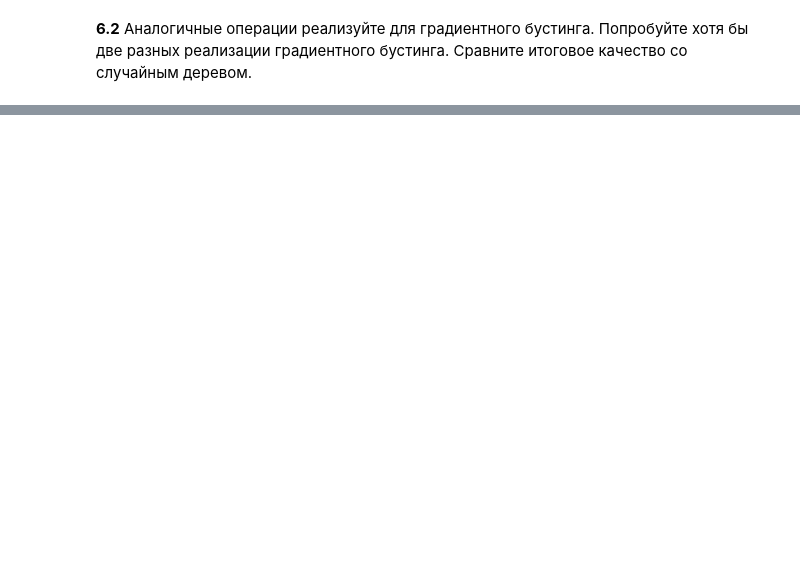
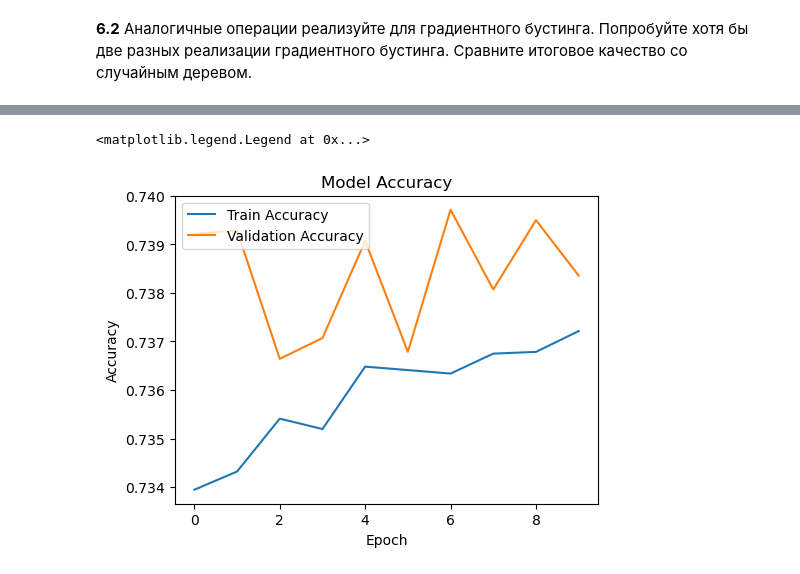
Before and after one commit to ruzhov1992/MathforSF, a Jupyter notebook: SF_project.ipynb, the cells around one changed output, grey strips where cells are left out. Drawn from its saved outputs; the diff is of its cells as text; code cells hidden in the pictures; blank space fills up the shorter version.

```diff
--- a/SF_project.ipynb
+++ b/SF_project.ipynb
@@ -653,0 +863,10 @@ KeyboardInterrupt:
+# %%
+input_shape = X_train.shape[1]
+# %%
+# Input layer и hidden layers
+model.add(Dense(64, input_dim=input_shape, activation='relu'))  # Input layer
+model.add(Dense(32, activation='relu'))  # Hidden layer
+model.add(Dense(16, activation='relu'))  # Hidden layer
+
+# Output layer
+model.add(Dense(1, activation='sigmoid'))
@@ -653,0 +891,5 @@ KeyboardInterrupt:
+# %%
+model.compile(loss='binary_crossentropy', optimizer='adam', metrics=['accuracy'])
+# %%
+# Обучение модели
+history = model.fit(X_train, y_train, epochs=50, batch_size=32, validation_data=(X_test, y_test),callbacks=[early_stopping])
@@ -653,0 +956,15 @@ KeyboardInterrupt:
+# %%
+# График обучения
+plt.figure(figsize=(12, 4))
+
+# Accuracy plot
+plt.subplot(1, 2, 1)
+plt.plot(history.history['accuracy'], label='Train Accuracy')
+plt.plot(history.history['val_accuracy'], label='Validation Accuracy')
+plt.title('Model Accuracy')
+plt.xlabel('Epoch')
+plt.ylabel('Accuracy')
+plt.legend(loc='upper left')
+# %% [output]
+<matplotlib.legend.Legend at 0x...>
+[figure, added]
```
Also changed, not shown: parts of 27 cells of this notebook.
